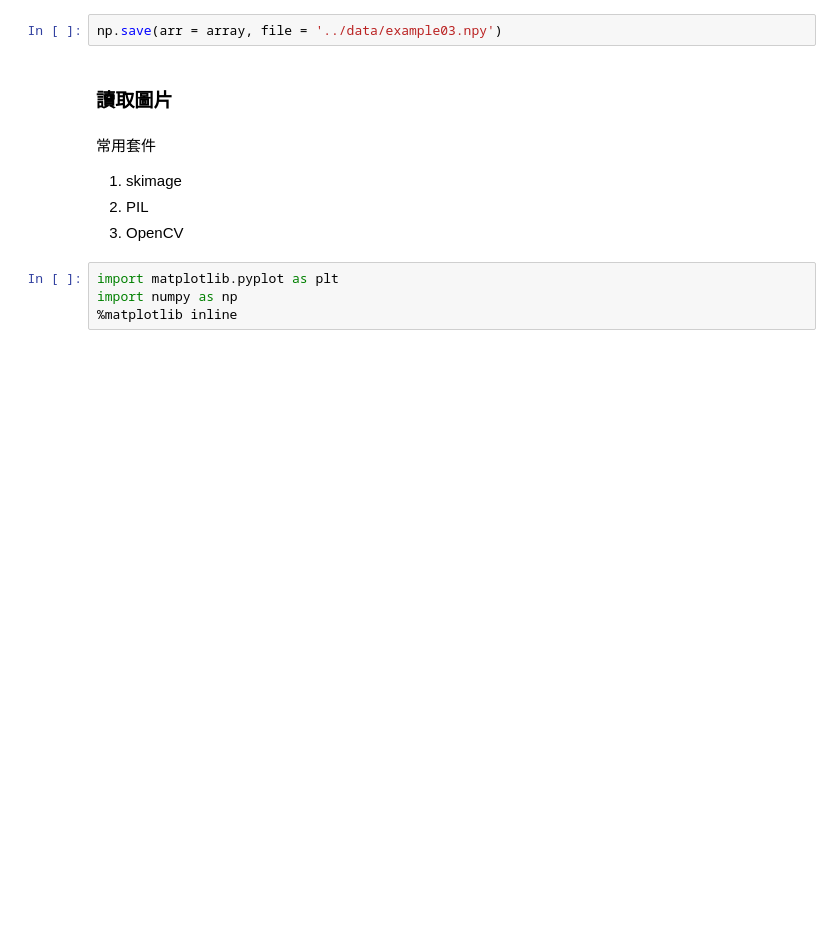
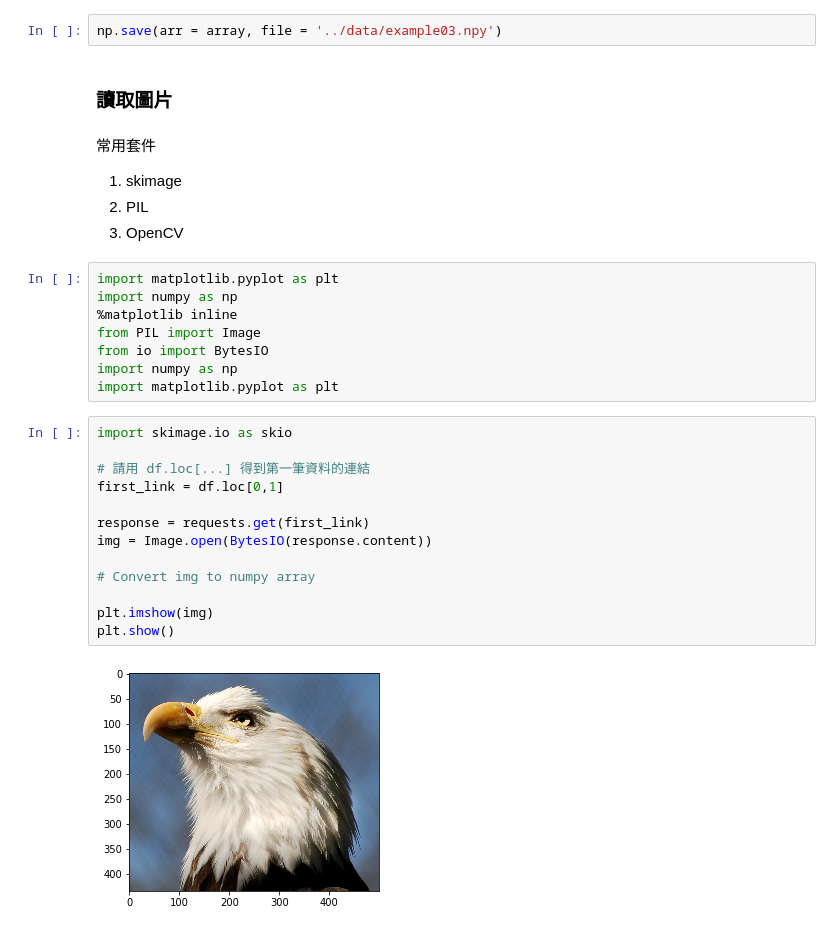
Before and after one commit to ryowei/2nd-ML100Days, a Jupyter notebook: homework/Day_003-2_HW.ipynb, the cells around one changed output. Drawn from its saved outputs; the diff is of its cells as text; blank space fills up the shorter version.

```diff
--- a/homework/Day_003-2_HW.ipynb
+++ b/homework/Day_003-2_HW.ipynb
@@ -161,4 +168,23 @@ np.save(arr = array, file = '../data/example03.npy')
 import matplotlib.pyplot as plt
 import numpy as np
 %matplotlib inline
+from PIL import Image
+from io import BytesIO
+import numpy as np
+import matplotlib.pyplot as plt
+# %%
+import skimage.io as skio
+
+# 請用 df.loc[...] 得到第一筆資料的連結
+first_link = df.loc[0,1]
+
+response = requests.get(first_link)
+img = Image.open(BytesIO(response.content))
+
+# Convert img to numpy array
+
+plt.imshow(img)
+plt.show()
+# %% [output]
+[figure, added]
 # %%
```
Also changed, not shown: parts of 13 cells of this notebook.
